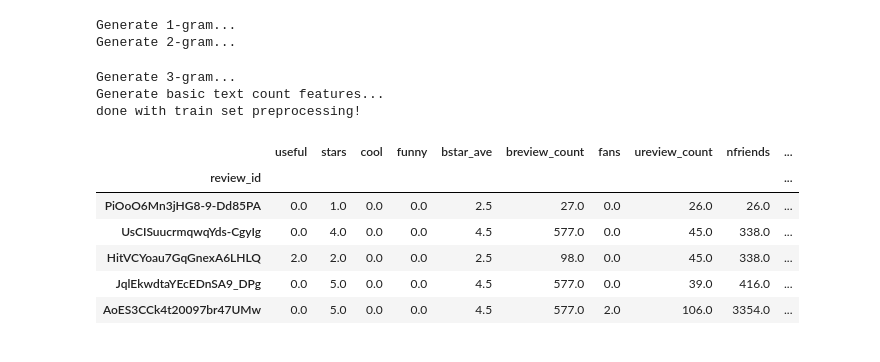
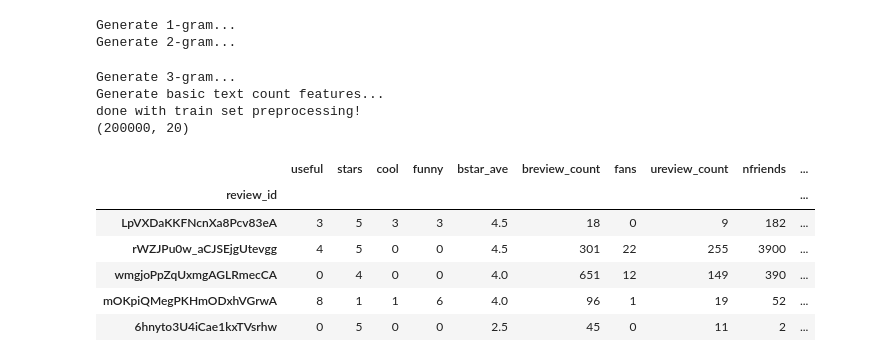
Before and after one commit to weihuacern/YelpDatasetChallenge, a Jupyter notebook: NoteBooks/PredictRateModels.ipynb, the cells around one changed output. Saved outputs shown, nothing was run; the diff lists cells and outputs as text; code cells hidden in the pictures.

```diff
--- a/NoteBooks/PredictRateModels.ipynb
+++ b/NoteBooks/PredictRateModels.ipynb
@@ -105,38 +105,41 @@ class PreProcessing:
         return df
 
     def GenTrainDataset(self):
         #merge review and bussiness, based on review
         sub_df_b = self.df_b[['state', 'stars', 'review_count']]
         sub_df_b.rename(index=str, columns={"stars": "bstar_ave", "review_count": "breview_count"}, inplace=True)
-        df_train_r_comb_b = pd.merge(self.df_r, sub_df_b, how='outer', left_on='business_id' , right_index=True)
+        df_train_r_comb_b = pd.merge(self.df_r, sub_df_b, how='left', left_on='business_id' , right_index=True)
 
         #merge review and user, based on review
         sub_df_u = self.df_u[['fans', 'review_count', 'friends']]
         sub_df_u.rename(index=str, columns={"review_count": "ureview_count"}, inplace=True)
         sub_df_u['nfriends'] = list(sub_df_u.apply(lambda x: len(x['friends']), axis=1))
         sub_df_u.drop(['friends'], axis=1, inplace=True)
-        df_train_r_comb_b_u = pd.merge(df_train_r_comb_b, sub_df_u, how='outer', left_on='user_id', right_index=True)
+        df_train_r_comb_b_u = pd.merge(df_train_r_comb_b, sub_df_u, how='left', left_on='user_id', right_index=True)
 
         #build nlp features...
         df_train = self.DumpTextCountFeatures( self.DumpTextBasicNgram(df_train_r_comb_b_u) )
         df_train.drop(['date', 'text', 'business_id', 'user_id', 'state'], axis=1, inplace=True)
         return df_train
 
-sub_df_review = sklearn.utils.shuffle(df_review).iloc[:50000, :]
+sub_df_review = sklearn.utils.shuffle(df_review).iloc[:200000, :]
 preprocessing = PreProcessing(sub_df_review, df_business, df_user)
+#preprocessing = PreProcessing(df_review, df_business, df_user)
 df_train = preprocessing.GenTrainDataset()
 print ("done with train set preprocessing!")
+print(df_train.shape)
 df_train.head()
 # %% [output]
 Generate 1-gram...
 Generate 2-gram...
 Generate 3-gram...
 Generate basic text count features...
 done with train set preprocessing!
+(200000, 20)
 |  | useful | stars | cool | funny | bstar_ave | breview_count | fans | ureview_count | nfriends | ... |
 | review_id |  |  |  |  |  |  |  |  |  | ... |
-| PiOoO6Mn3jHG8-9-Dd85PA | 0.0 | 1.0 | 0.0 | 0.0 | 2.5 | 27.0 | 0.0 | 26.0 | 26.0 | ... |
-| UsCISuucrmqwqYds-CgyIg | 0.0 | 4.0 | 0.0 | 0.0 | 4.5 | 577.0 | 0.0 | 45.0 | 338.0 | ... |
-| HitVCYoau7GqGnexA6LHLQ | 2.0 | 2.0 | 0.0 | 0.0 | 2.5 | 98.0 | 0.0 | 45.0 | 338.0 | ... |
-| JqlEkwdtaYEcEDnSA9_DPg | 0.0 | 5.0 | 0.0 | 0.0 | 4.5 | 577.0 | 0.0 | 39.0 | 416.0 | ... |
-| AoES3CCk4t20097br47UMw | 0.0 | 5.0 | 0.0 | 0.0 | 4.5 | 577.0 | 2.0 | 106.0 | 3354.0 | ... |
+| LpVXDaKKFNcnXa8Pcv83eA | 3 | 5 | 3 | 3 | 4.5 | 18 | 0 | 9 | 182 | ... |
+| rWZJPu0w_aCJSEjgUtevgg | 4 | 5 | 0 | 0 | 4.5 | 301 | 22 | 255 | 3900 | ... |
+| wmgjoPpZqUxmgAGLRmecCA | 0 | 4 | 0 | 0 | 4.0 | 651 | 12 | 149 | 390 | ... |
+| mOKpiQMegPKHmODxhVGrwA | 8 | 1 | 1 | 6 | 4.0 | 96 | 1 | 19 | 52 | ... |
+| 6hnyto3U4iCae1kxTVsrhw | 0 | 5 | 0 | 0 | 2.5 | 45 | 0 | 11 | 2 | ... |
```
Also changed, not shown: parts of 4 cells of this notebook.
